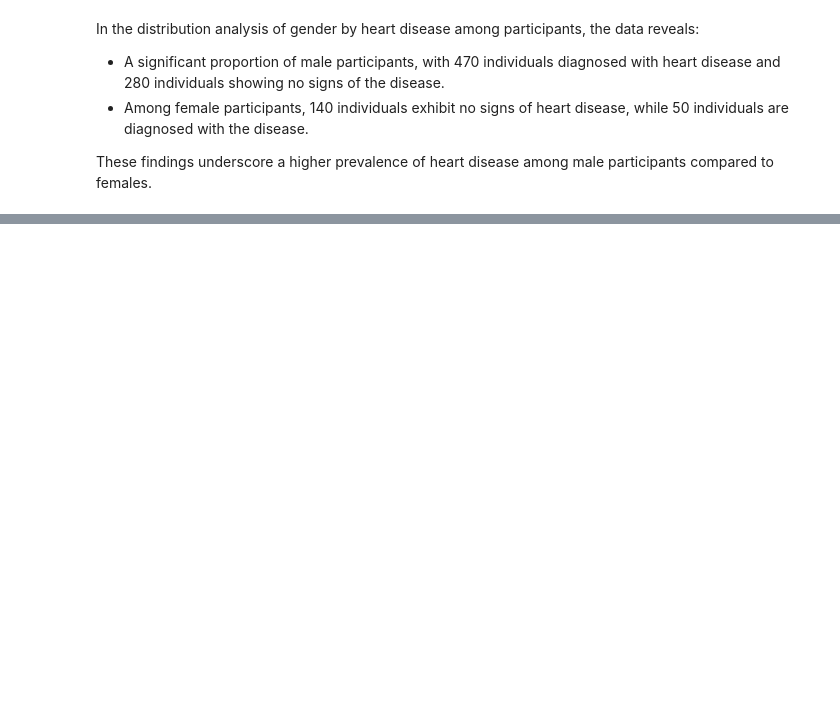
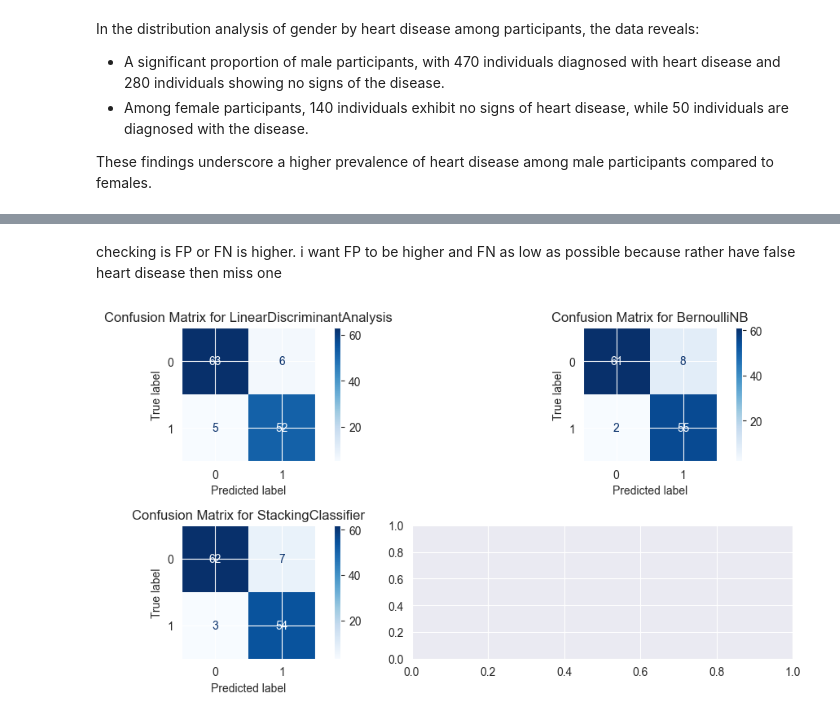
Before and after one commit to Alphina18/heart_disease_pred, a Jupyter notebook: EDA_hdp.ipynb, the cells around one changed output, grey strips where cells are left out. Cells and saved outputs as stored; diff of their text form; code cells hidden in the pictures; blank space fills up the shorter version.

```diff
--- a/EDA_hdp.ipynb
+++ b/EDA_hdp.ipynb
@@ -714,0 +793,18 @@ plt.show()
+# %%
+from sklearn.metrics import accuracy_score, classification_report
+models = [LinearDiscriminantAnalysis(), GaussianNB(), BernoulliNB(), StackingClassifier(estimators=[("LinearDiscriminantAnalysis", LinearDiscriminantAnalysis()), ("GaussianNB", GaussianNB()), ("BernoulliNB", BernoulliNB()), ("RandomForestClassifier", RandomForestClassifier()), ("GradientBoostingClassifier", GradientBoostingClassifier()), ("HistGradientBoostingClassifier", HistGradientBoostingClassifier()), ("ExtraTreesClassifier", ExtraTreesClassifier())])]
+for model in models:
+    # Train the model on the training data
+    print(type(model).__name__)
+    model = model.fit(X_train, y_train)
+
+    # Predict on the testing data
+    y_pred = model.predict(X_test)
+
+    # Evaluate the model
+    accuracy = accuracy_score(y_test, y_pred)
+    print("Accuracy:", accuracy)
+
+    # Print classification report
+    print("Classification Report:")
+    print(classification_report(y_test, y_pred))
@@ -714,0 +1013,38 @@ plt.show()
+# %% [markdown]
+checking is FP or FN is higher. i want FP to be higher and FN as low as possible because rather have false heart disease then miss one
+# %%
+# Determine the number of rows and columns for subplots
+num_models = len(models_3)
+num_rows = (num_models + 1) // 2  # Add 1 to the number of rows if there's an odd number of models
+num_cols = 2  # Maximum of 2 columns
+
+# Create subplots
+fig, axes = plt.subplots(num_rows, num_cols, figsize=(10.0, 5.0))
+
+# Convert "HeartDisease" column to categorical dtype if it's not already
+df_encoded['HeartDisease'] = df_encoded['HeartDisease'].astype('category')
+
+for i, model in enumerate(models_3):
+    # Fit the classifier and predict
+    fitted_model = model.fit(X_train, y_train)
+    y_pred = fitted_model.predict(X_test)
+
+    # Compute confusion matrix
+    conf_mat = confusion_matrix(y_test, y_pred)
+
+    # Calculate the position of the subplot
+    row = i // num_cols
+    col = i % num_cols
+
+    # Determine the axes to plot
+    ax = axes[col] if num_rows == 1 else axes[row, col]
+
+    # Display confusion matrix plot
+    disp = ConfusionMatrixDisplay(conf_mat, display_labels=df_encoded["HeartDisease"].cat.categories)
+    disp.plot(cmap=plt.cm.Blues, ax=ax)
+    ax.set_title(f"Confusion Matrix for {type(model).__name__}")
+
+plt.tight_layout()
+plt.show()
+# %% [output]
+[figure, added]
```
Also changed, not shown: parts of 105 cells of this notebook.
